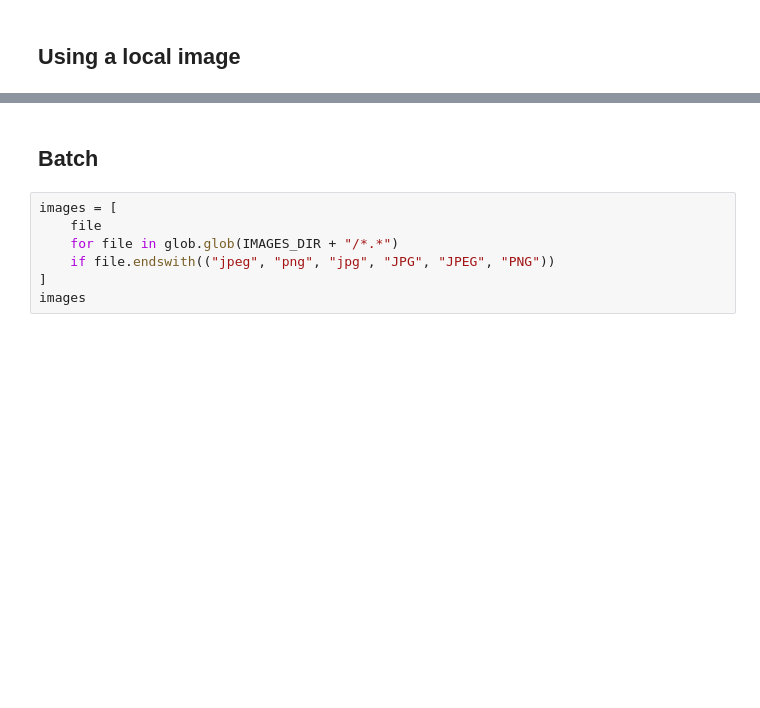
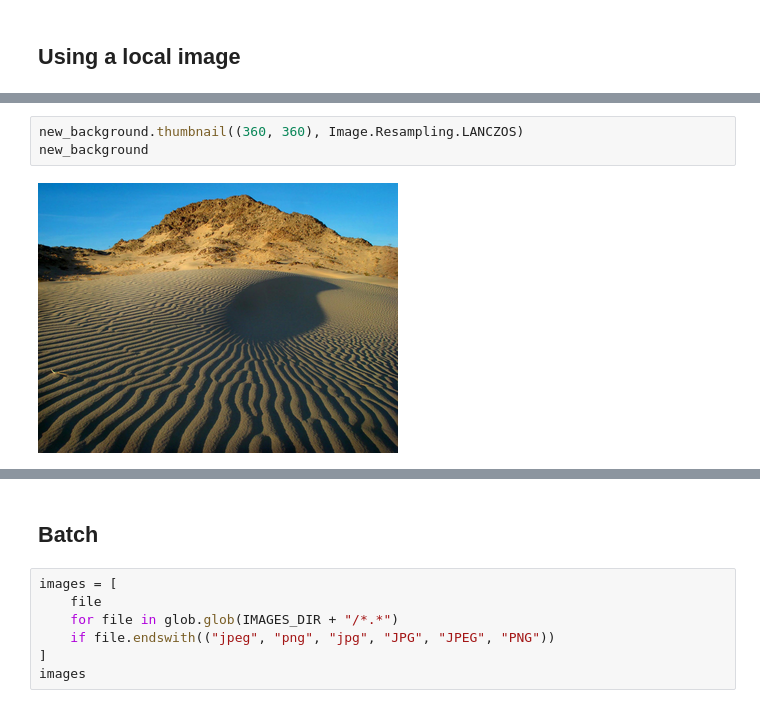
Before and after one commit to retkowsky/Azure-Computer-Vision-in-a-day-workshop, a Jupyter notebook: 03 Background removal.ipynb, the cells around one changed output, grey strips where cells are left out. Saved outputs shown, nothing was run; the diff lists cells and outputs as text; blank space fills up the shorter version.

```diff
--- a/03 Background removal.ipynb
+++ b/03 Background removal.ipynb
@@ -259 +234,6 @@ print(img.size, newbackground.size)
+# %%
+new_background.thumbnail((360, 360), Image.Resampling.LANCZOS)
+new_background
+# %% [output]
+[figure, added]
 # %%
```
Also changed, not shown: parts of 33 cells of this notebook.
